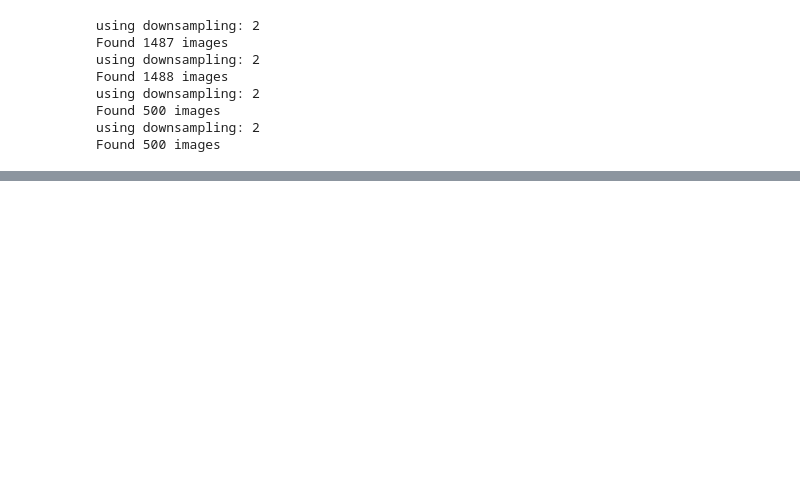
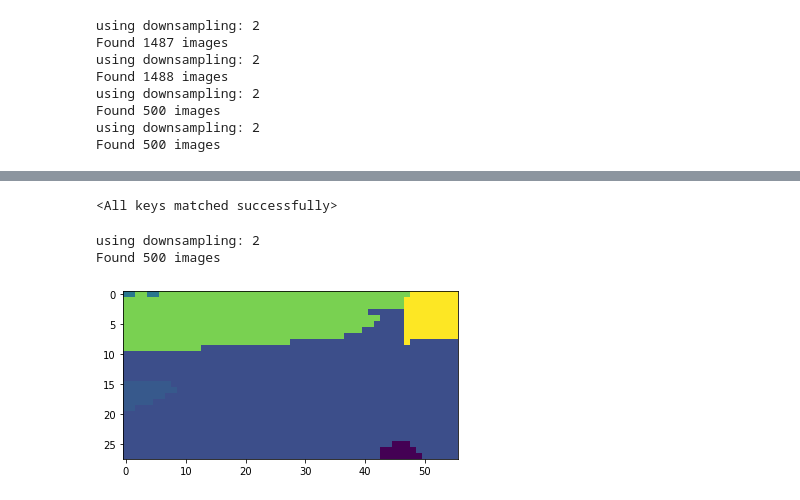
Before and after one commit to yuan1998jeff/ECE269_final_project, a Jupyter notebook: model/fasterSeg_LBT.ipynb, the cells around one changed output, grey strips where cells are left out. Saved outputs shown, nothing was run; the diff lists cells and outputs as text; code cells hidden in the pictures; blank space fills up the shorter version.

```diff
--- a/model/fasterSeg_LBT.ipynb
+++ b/model/fasterSeg_LBT.ipynb
@@ -95,0 +226,36 @@ loss = criterion(logits, labels)
+# %%
+tbar = tqdm(range(config.nepochs), ncols=80)
+valid_mIoU_history = []; FPSs_history = [];
+latency_supernet_history = []; latency_weight_history = [];
+valid_names = ["8s", "16s", "32s", "8s_32s", "16s_32s"]
+arch_names = {0: "teacher"}
+for epoch in tbar:
+    logging.info(config.save)
+    logging.info("lr: " + str(optimizer.param_groups[0]['lr']))
+
+    # training
+    tbar.set_description("[Epoch %d/%d][train...]" % (epoch + 1, config.nepochs))
+    train(train_loader_model, train_loader_arch, valid_loader, model, student, architect, optimizer, optimizer_stud, base_lr, logger, epoch, update_arch=True)
+    torch.cuda.empty_cache()
+    lr_policy.step()
+    lr_policy_stud.step()
+
+    # validation
+    tbar.set_description("[Epoch %d/%d][validation...]" % (epoch + 1, config.nepochs))
+    with torch.no_grad():
+        valid_mIoUss = []; FPSs = []
+        model.prun_mode = None
+        for idx in range(len(model._arch_names)):
+            # arch_idx
+            model.arch_idx = idx
+            valid_mIoUs, fps0, fps1 = infer(epoch, model, evaluator, logger)
+            valid_mIoUss.append(valid_mIoUs)
+            FPSs.append([fps0, fps1])
+            for i in range(5):
+                # preds
+                logger.add_scalar('mIoU/val_%s_%s'%(arch_names[idx], valid_names[i]), valid_mIoUs[i], epoch)
+                logging.info("Epoch %d: valid_mIoU_%s_%s %.3f"%(epoch, arch_names[idx], valid_names[i], valid_mIoUs[i]))
+        valid_mIoU_history.append(valid_mIoUss)
+        FPSs_history.append(FPSs)
+
+    save(model, os.path.join(config.save, 'weights.pt'))
@@ -95,0 +305,18 @@ loss = criterion(logits, labels)
+# %%
+partial = torch.load('search-lbt-224x448_F12.L5_batch2-20210320-185706' + "/weights_s.pt", map_location='cuda:0')
+state = student.state_dict()
+pretrained_dict = {k: v for k, v in partial.items() if k in state and state[k].size() == partial[k].size()}
+state.update(pretrained_dict)
+student.load_state_dict(state)
+# %% [output]
+<All keys matched successfully>
+# %%
+dset = Cityscapes(data_setting, 'val', None)
+# %% [output]
+using downsampling: 2
+Found 500 images
+# %%
+batch = iter(valid_loader).next()
+# %%
+imgs = batch['data']
+target = batch['label']
@@ -96 +326,6 @@ loss = criterion(logits, labels)
+# %%
+plt.imshow(target[1])
+plt.show()
+# %% [output]
+[figure, added]
 # %%
```
Also changed, not shown: parts of 16 cells of this notebook, 8 other files.
